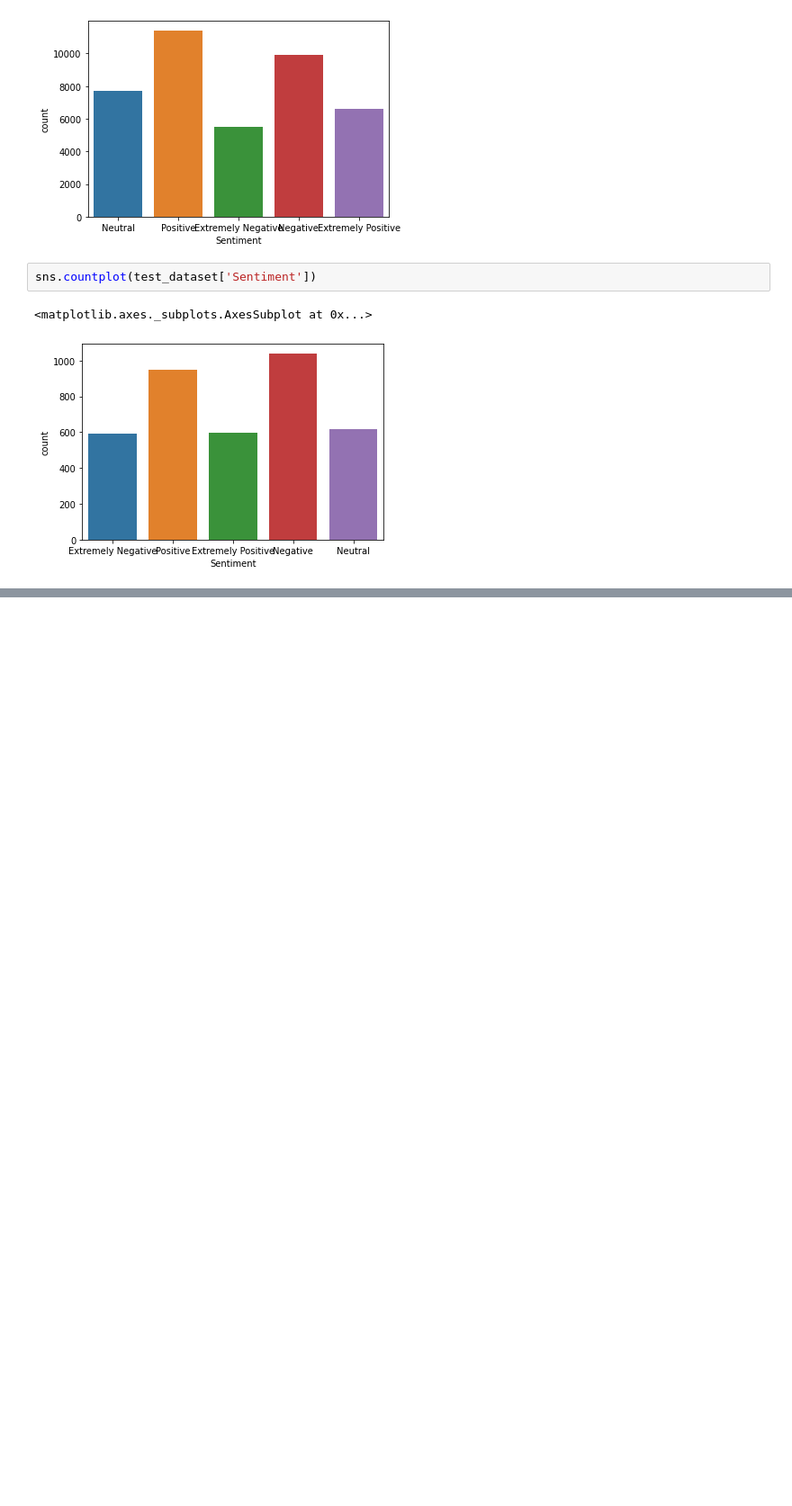
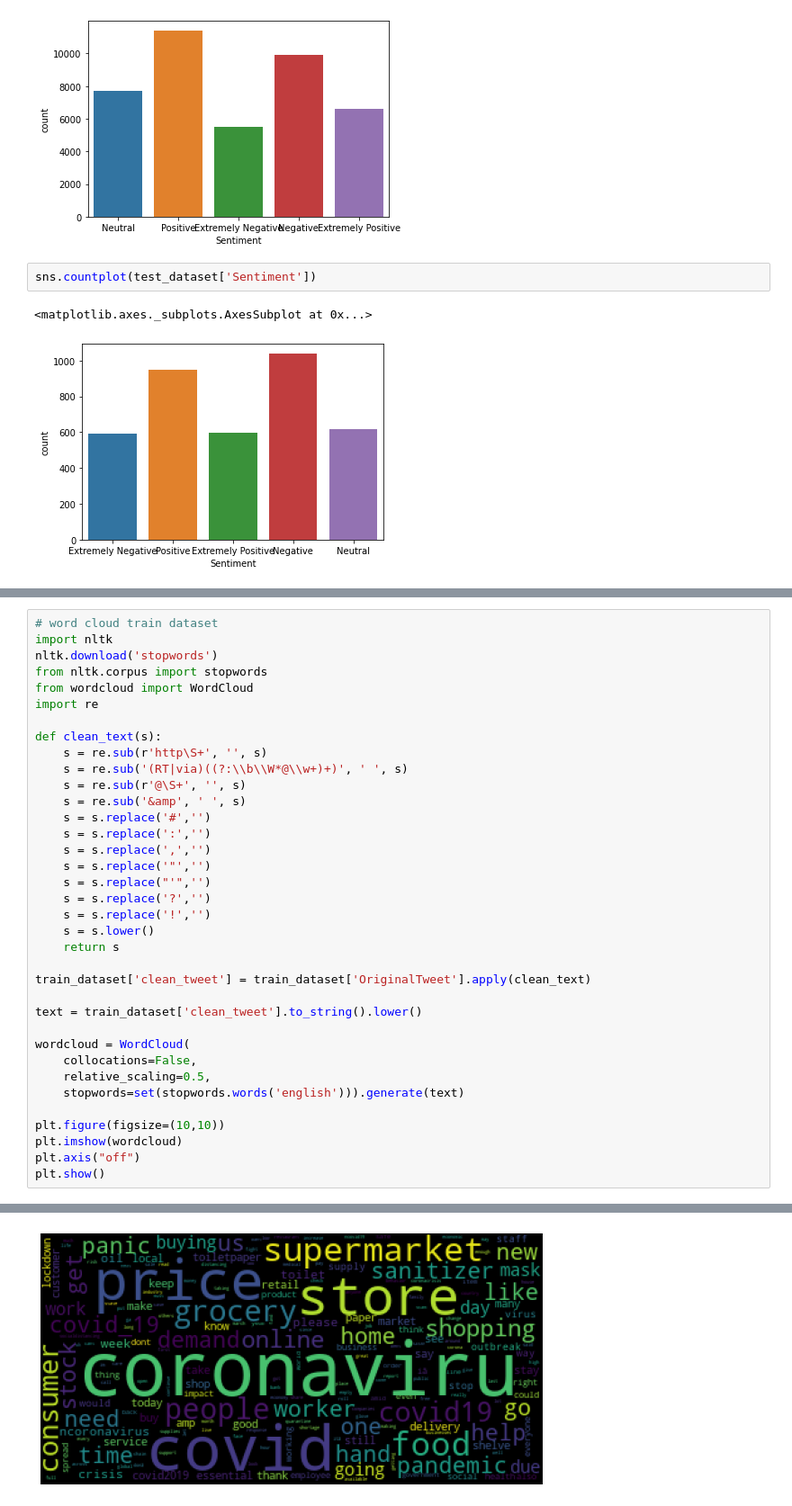
Before and after one commit to testtzlaffe/desafio-nlp-coronavirus-tweets, a Jupyter notebook: DesafiosNLP_CoronavirusTweets.ipynb, the cells around one changed output, grey strips where cells are left out. Shown: that part at 90% size. Drawn from its saved outputs; the diff is of its cells as text; blank space fills up the shorter version.

```diff
--- a/DesafiosNLP_CoronavirusTweets.ipynb
+++ b/DesafiosNLP_CoronavirusTweets.ipynb
@@ -78,0 +118,37 @@ sns.countplot(test_dataset['Sentiment'])
+# %%
+# word cloud train dataset
+import nltk
+nltk.download('stopwords')
+from nltk.corpus import stopwords
+from wordcloud import WordCloud
+import re
+
+def clean_text(s):
+    s = re.sub(r'http\S+', '', s)
+    s = re.sub('(RT|via)((?:\\b\\W*@\\w+)+)', ' ', s)
+    s = re.sub(r'@\S+', '', s)
+    s = re.sub('&amp', ' ', s)
+    s = s.replace('#','')
+    s = s.replace(':','')
+    s = s.replace(',','')
+    s = s.replace('"','')
+    s = s.replace("'",'')
+    s = s.replace('?','')
+    s = s.replace('!','')
+    s = s.lower()
+    return s
+
+train_dataset['clean_tweet'] = train_dataset['OriginalTweet'].apply(clean_text)
+
+text = train_dataset['clean_tweet'].to_string().lower()
+
+wordcloud = WordCloud(
+    collocations=False,
+    relative_scaling=0.5,
+    stopwords=set(stopwords.words('english'))).generate(text)
+
+plt.figure(figsize=(10,10))
+plt.imshow(wordcloud)
+plt.axis("off")
+plt.show()
+# %% [output]
@@ -78,0 +157 @@ sns.countplot(test_dataset['Sentiment'])
+[figure, added]
```
Also changed, not shown: parts of 40 cells of this notebook.
